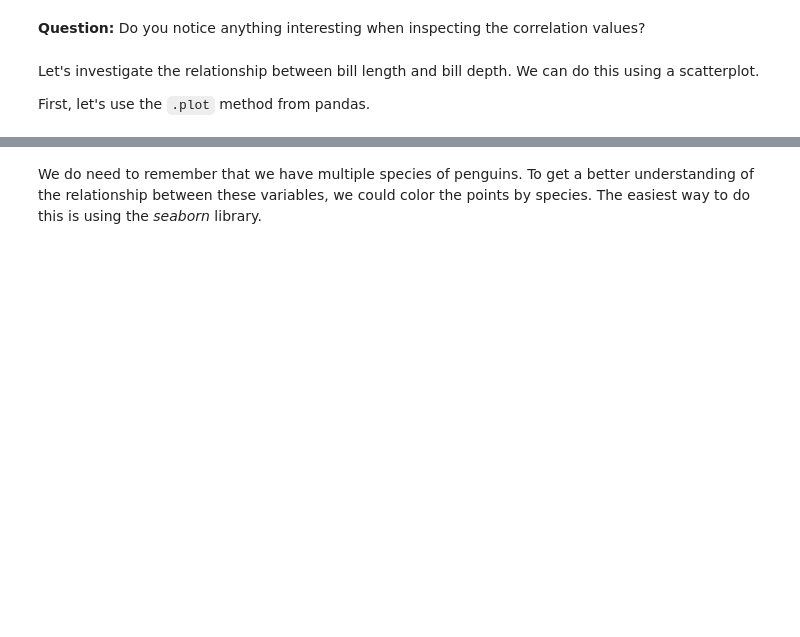
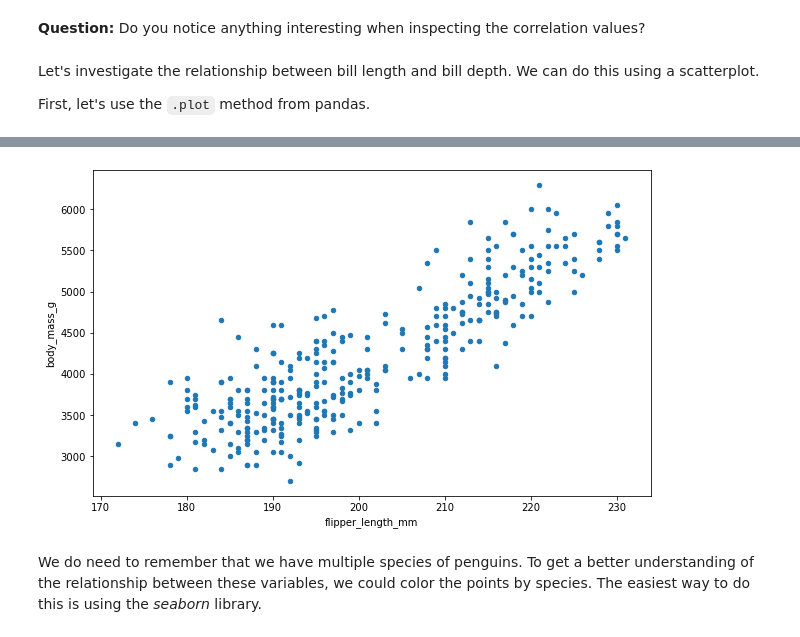
Before and after one commit to ludermln/data-science-essentials-4, a Jupyter notebook: notebooks/3_EDA.ipynb, the cells around one changed output, grey strips where cells are left out. Cells and saved outputs as stored; diff of their text form; code cells hidden in the pictures; blank space fills up the shorter version.

```diff
--- a/notebooks/3_EDA.ipynb
+++ b/notebooks/3_EDA.ipynb
@@ -290,3 +332,10 @@ penguins.plot(kind = 'scatter',
+# %%
+penguins.plot(kind = 'scatter',
+             x = 'flipper_length_mm',
+             y = 'body_mass_g',
+             figsize = (10,6));
+# %% [output]
+[figure, added]
 # %% [markdown]
 We do need to remember that we have multiple species of penguins. To get a better understanding of the relationship between these variables, we could color the points by species. The easiest way to do this is using the _seaborn_ library.
 # %%
```
Also changed, not shown: parts of 15 cells of this notebook.
